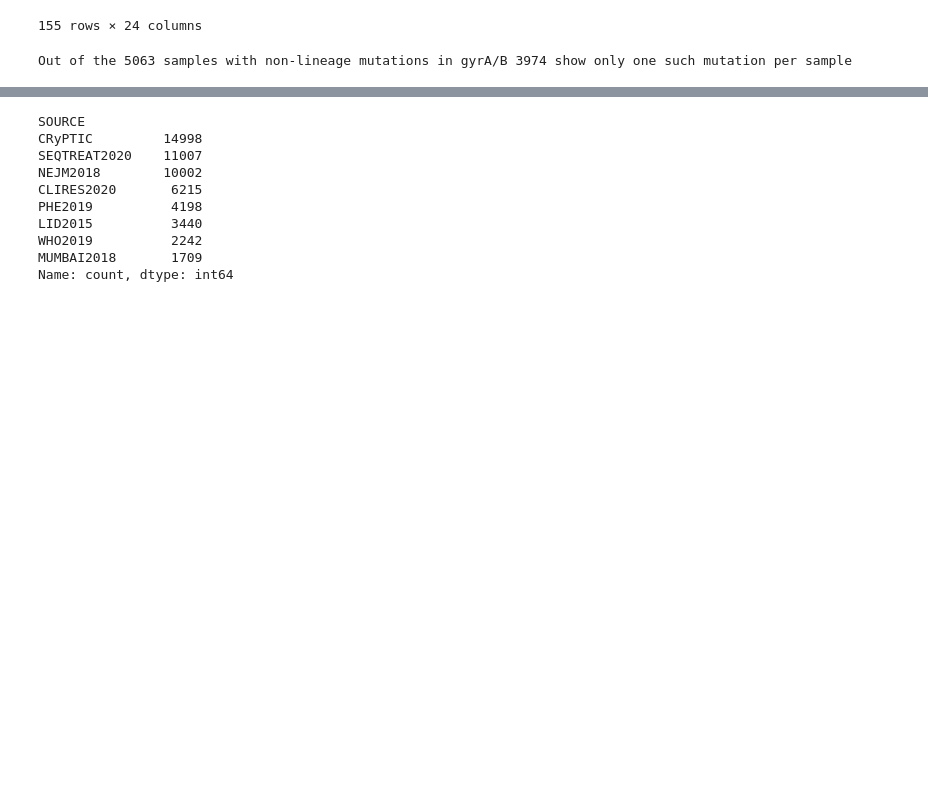
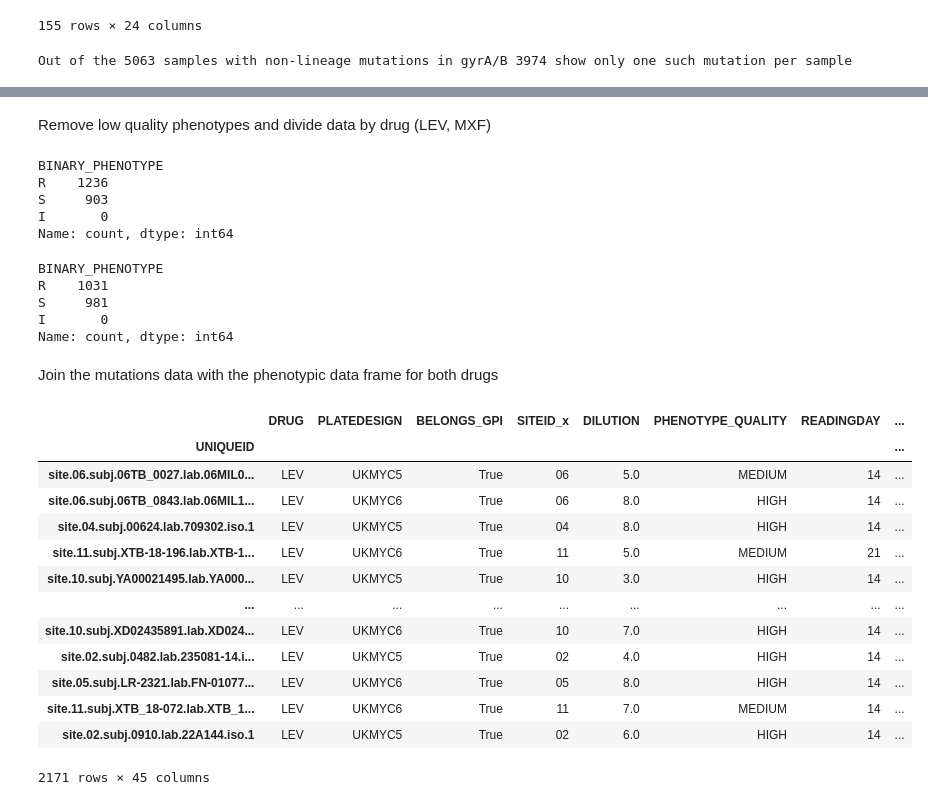
Before and after one commit to viktoria023/predict_FQ_resistance, a Jupyter notebook: prototype.ipynb, the cells around one changed output, grey strips where cells are left out. Drawn from its saved outputs; the diff is of its cells as text; code cells hidden in the pictures; blank space fills up the shorter version.

```diff
--- a/prototype.ipynb
+++ b/prototype.ipynb
@@ -177,13 +103,47 @@ pd.crosstab([DST_MEASUREMENTS.METHOD_1,DST_MEASUREMENTS.METHOD_2],\
-# %%
-DST_MEASUREMENTS['SOURCE'].value_counts()
-# %% [output]
-SOURCE
-CRyPTIC         14998
-SEQTREAT2020    11007
-NEJM2018        10002
-CLIRES2020       6215
-PHE2019          4198
-LID2015          3440
-WHO2019          2242
-MUMBAI2018       1709
-Name: count, dtype: int64
+# %% [markdown]
+Remove low quality phenotypes and divide data by drug (LEV, MXF)
+# %%
+LEV_PHENOTYPES = PHENOTYPES[(PHENOTYPES.index.isin(MUTATIONS[(MUTATIONS.LINEAGE_MUTATION == False)
+                                           & (MUTATIONS.MUTATION_COUNT < 2)].index.to_list()))
+           & (PHENOTYPES.DRUG == 'LEV') & (PHENOTYPES.PHENOTYPE_QUALITY!='LOW')]
+LEV_PHENOTYPES.BINARY_PHENOTYPE.value_counts()
+# %% [output]
+BINARY_PHENOTYPE
+R    1236
+S     903
+I       0
+Name: count, dtype: int64
+# %%
+MXF_PHENOTYPES = PHENOTYPES[(PHENOTYPES.index.isin(MUTATIONS[(MUTATIONS.LINEAGE_MUTATION == False)
+                                           & (MUTATIONS.MUTATION_COUNT < 2)].index.to_list()))
+           & (PHENOTYPES.DRUG == 'MXF') & (PHENOTYPES.PHENOTYPE_QUALITY!='LOW')]
+MXF_PHENOTYPES.BINARY_PHENOTYPE.value_counts()
+# %% [output]
+BINARY_PHENOTYPE
+R    1031
+S     981
+I       0
+Name: count, dtype: int64
+# %% [markdown]
+Join the mutations data with the phenotypic data frame for both drugs
+# %%
+MUTATIONS = MUTATIONS[(MUTATIONS.LINEAGE_MUTATION == False) & (MUTATIONS.MUTATION_COUNT < 2)]
+
+LEV_DATASET = pd.merge(LEV_PHENOTYPES, MUTATIONS, how = 'left', on = 'UNIQUEID')
+LEV_DATASET = LEV_DATASET[['DRUG', 'MIC', 'LOG2MIC', 'BINARY_PHENOTYPE', 'PHENOTYPE_QUALITY', 'GENE', 'MUTATION', 'POSITION', 'GENE_MUTATION']]
+LEV_DATASET
+# %% [output]
+|  | DRUG | PLATEDESIGN | BELONGS_GPI | SITEID_x | DILUTION | PHENOTYPE_QUALITY | READINGDAY | ... |
+| UNIQUEID |  |  |  |  |  |  |  | ... |
+| site.06.subj.06TB_0027.lab.06MIL0... | LEV | UKMYC5 | True | 06 | 5.0 | MEDIUM | 14 | ... |
+| site.06.subj.06TB_0843.lab.06MIL1... | LEV | UKMYC6 | True | 06 | 8.0 | HIGH | 14 | ... |
+| site.04.subj.00624.lab.709302.iso.1 | LEV | UKMYC5 | True | 04 | 8.0 | HIGH | 14 | ... |
+| site.11.subj.XTB-18-196.lab.XTB-1... | LEV | UKMYC6 | True | 11 | 5.0 | MEDIUM | 21 | ... |
+| site.10.subj.YA00021495.lab.YA000... | LEV | UKMYC5 | True | 10 | 3.0 | HIGH | 14 | ... |
+| ... | ... | ... | ... | ... | ... | ... | ... | ... |
+| site.10.subj.XD02435891.lab.XD024... | LEV | UKMYC6 | True | 10 | 7.0 | HIGH | 14 | ... |
+| site.02.subj.0482.lab.235081-14.i... | LEV | UKMYC5 | True | 02 | 4.0 | HIGH | 14 | ... |
+| site.05.subj.LR-2321.lab.FN-01077... | LEV | UKMYC6 | True | 05 | 8.0 | HIGH | 14 | ... |
+| site.11.subj.XTB_18-072.lab.XTB_1... | LEV | UKMYC6 | True | 11 | 7.0 | MEDIUM | 14 | ... |
+| site.02.subj.0910.lab.22A144.iso.1 | LEV | UKMYC5 | True | 02 | 6.0 | HIGH | 14 | ... |
+2171 rows × 45 columns
```
Also changed, not shown: parts of 12 cells of this notebook.
